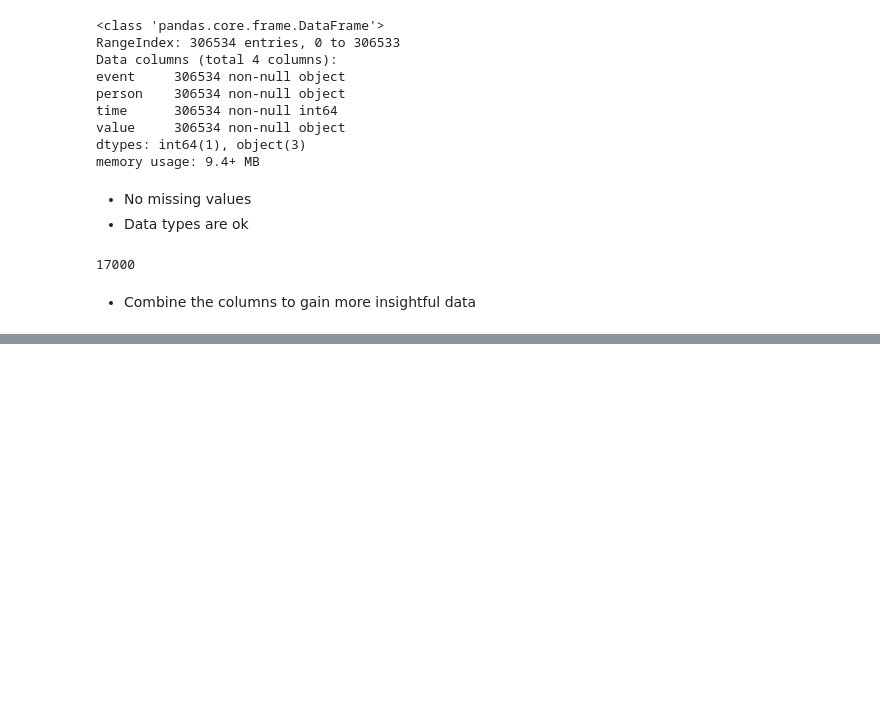
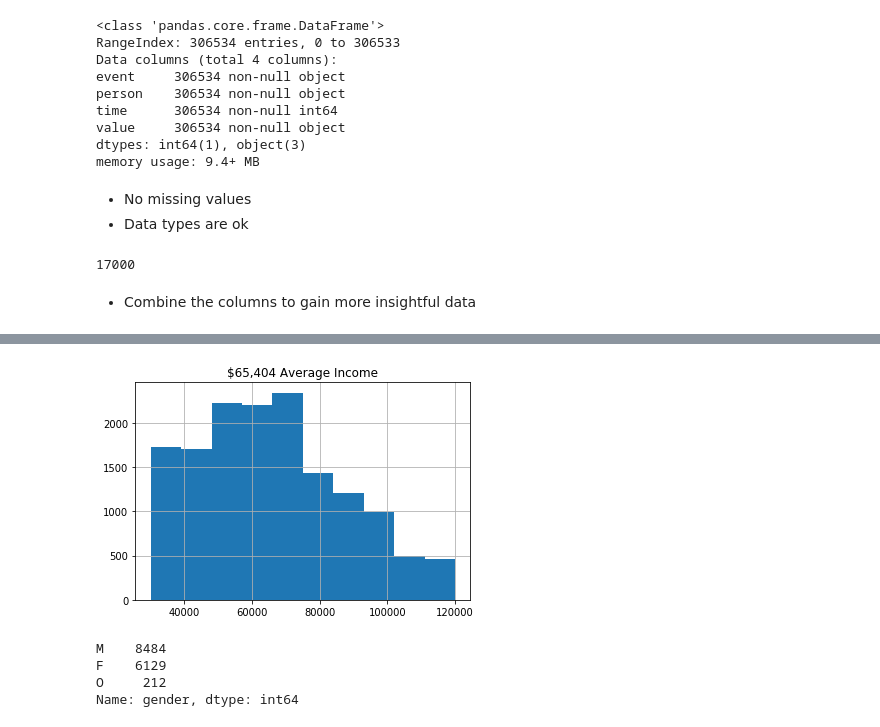
Before and after one commit to HunterKane/Starbucks-Reward-App-, a Jupyter notebook: Starbucks_Capstone_notebook-2.ipynb, the cells around one changed output, grey strips where cells are left out. Drawn from its saved outputs; the diff is of its cells as text; code cells hidden in the pictures; blank space fills up the shorter version.

```diff
--- a/Starbucks_Capstone_notebook-2.ipynb
+++ b/Starbucks_Capstone_notebook-2.ipynb
@@ -313,0 +450,12 @@ transcript.head(15)
+# %%
+profile['income'].hist()
+plt.title('$65,404 Average Income');
+# %% [output]
+[figure, added]
+# %%
+profile['gender'].value_counts()
+# %% [output]
+M    8484
+F    6129
+O     212
+Name: gender, dtype: int64
```
Also changed, not shown: parts of 40 cells of this notebook.
